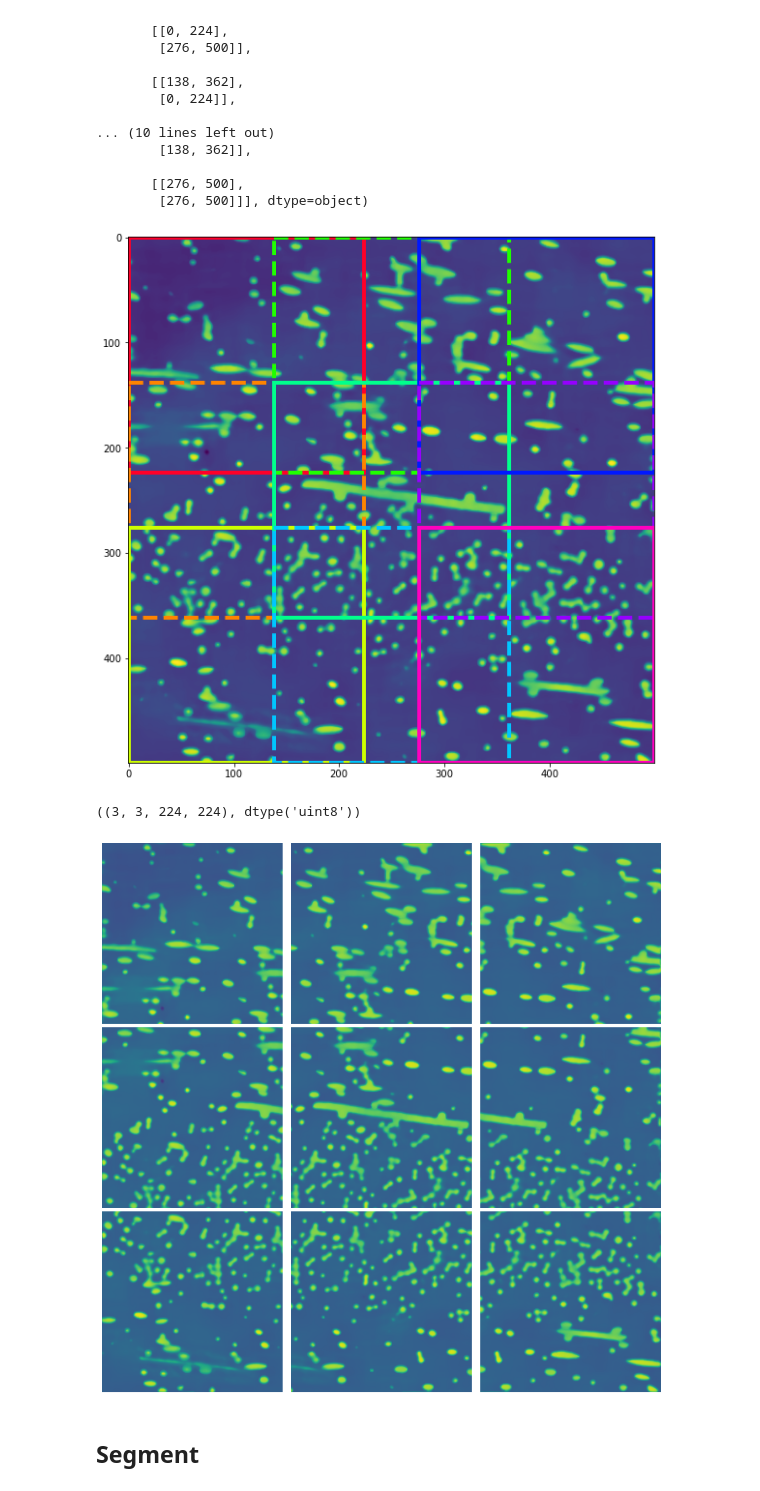
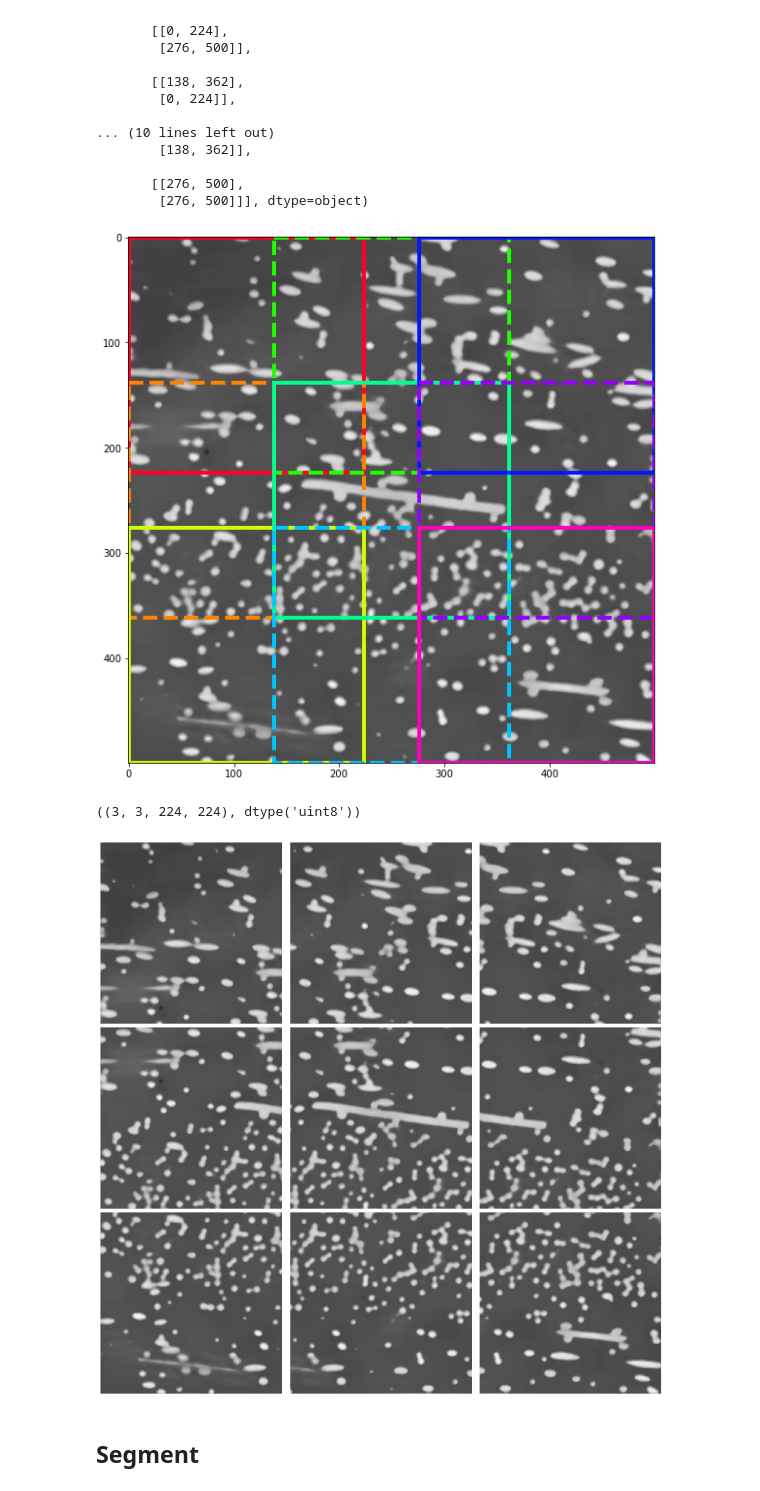
Before and after one commit to jpcbertoldo/tomo2seg, a Jupyter notebook: nbs/process-volume.ipynb, the cells around one changed output. Cells and saved outputs as stored; diff of their text form; code cells hidden in the pictures.

```diff
--- a/nbs/process-volume.ipynb
+++ b/nbs/process-volume.ipynb
@@ -192,7 +210,7 @@ array([[[0, 224],
 # %%
 sz=10
 fig, ax = plt.subplots(1, 1, figsize=(sz, sz))
-ax.imshow(z_slice)
+ax.imshow(z_slice, cmap=cm.gray, vmin=0, vmax=255)
 
 get_frame = functools.partial(
     patches.Rectangle,
@@ -212,7 +230,7 @@ for i, (((x0, x1), (y0, y1)), p) in enumerate(zip(crops_coordinates_sequential,
     frame = get_frame(xy, width, height, edgecolor=rainbow(p), ls=linestyles[i%len(linestyles)])
     ax.add_patch(frame)
 # %% [output]
-[figure, old version]
+[figure, new version]
 # %%
 (x0, x1), (y0, y1) = crops_coordinates[0, 0].tolist()
 # %%
@@ -228,7 +246,7 @@ crops.shape, crops.dtype
 # %% [output]
 ((3, 3, 224, 224), dtype('uint8'))
 # %%
-sz=12
+sz=16
 gridspace = .02
 mysubplots = functools.partial(
     plt.subplots,
@@ -240,9 +258,9 @@ mysubplots = functools.partial(
 # %%
 fig, axs = mysubplots(crops.shape[0], crops.shape[1])
 for crop, ax in zip(crops.reshape(-1, crop_size, crop_size), axs.ravel()):
-    ax.imshow(crop, vmin=0, vmax=255)
+    ax.imshow(crop, cmap=cm.gray, vmin=0, vmax=255)
     ax.axis('off')
 # %% [output]
-[figure, old version]
+[figure, new version]
 # %% [markdown]
 ## Segment
```
Also changed, not shown: parts of 12 cells of this notebook, 3 other files.
